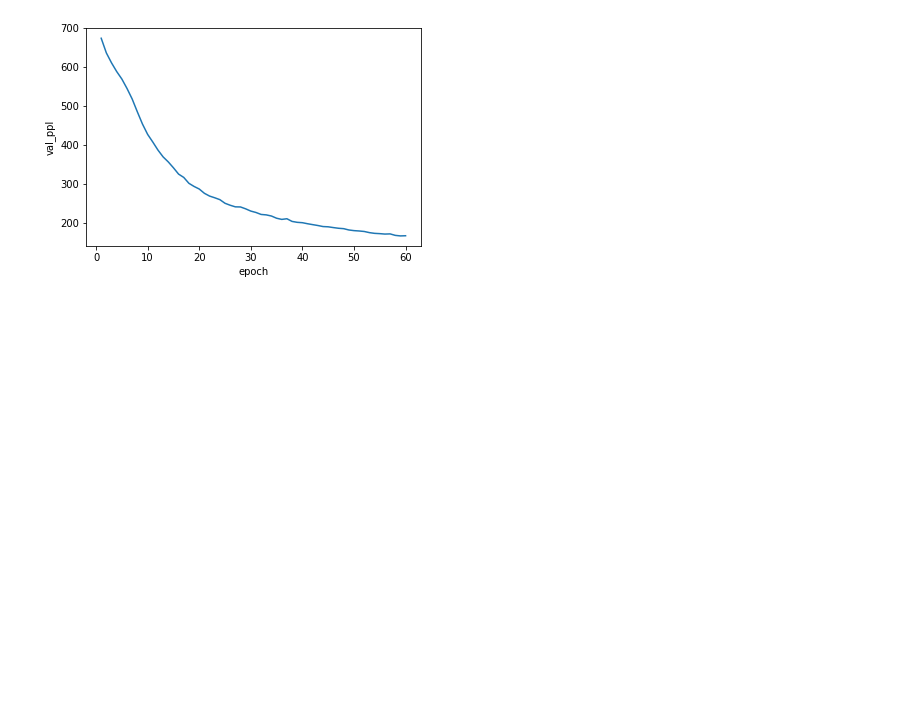
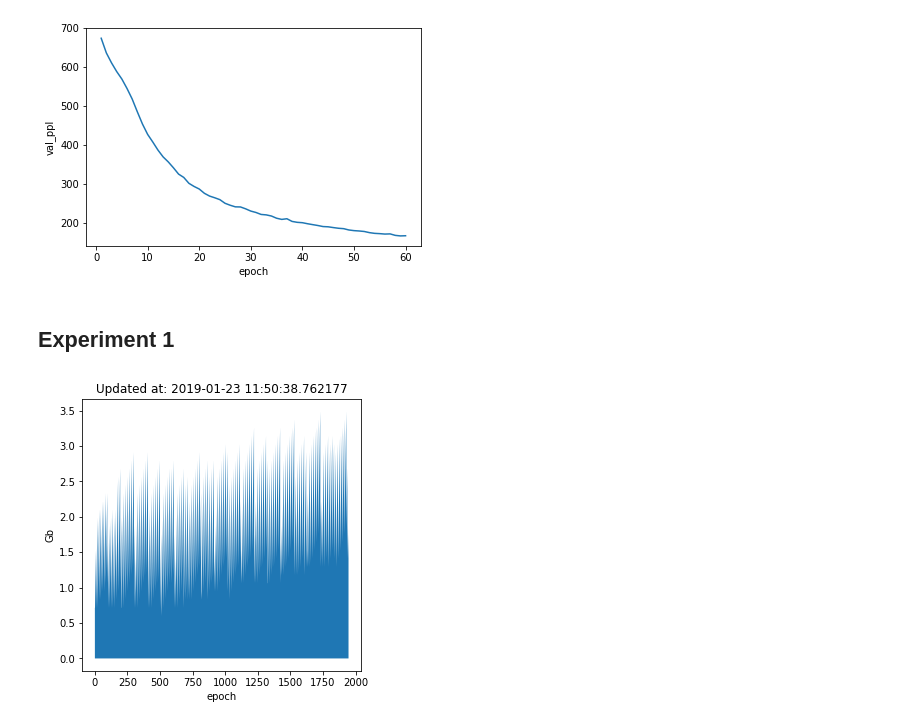
Before and after one commit to a-martyn/awd-lstm, a Jupyter notebook: monitor.ipynb, the cells around one changed output. Drawn from its saved outputs; the diff is of its cells as text; code cells hidden in the pictures; blank space fills up the shorter version.

```diff
--- a/monitor.ipynb
+++ b/monitor.ipynb
@@ -66,3 +71,10 @@ df = pd.read_csv('./results/awd_lstm_fixed_seq_len.csv')
 sns.lineplot(x='epoch', y='val_ppl', data=df);
 # %% [output]
 [figure]
+# %% [markdown]
+## Experiment 1
+# %%
+plt.figure(figsize=(5, 5))
+plot_memory_usage2('./results/batch_metrics.csv')
+# %% [output]
+[figure, added]
```
Also changed, not shown: parts of 8 cells of this notebook, 7 other files.
